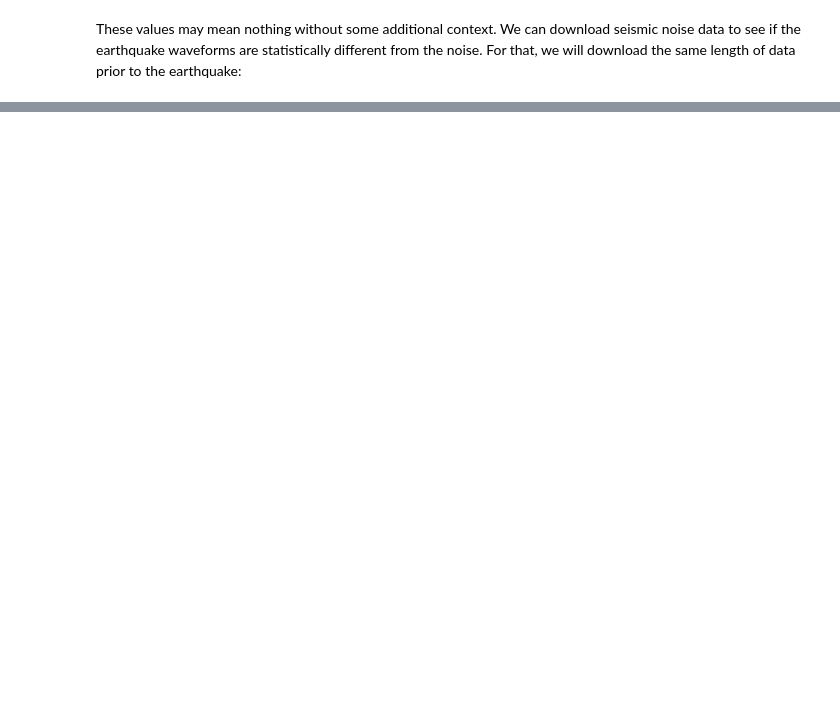
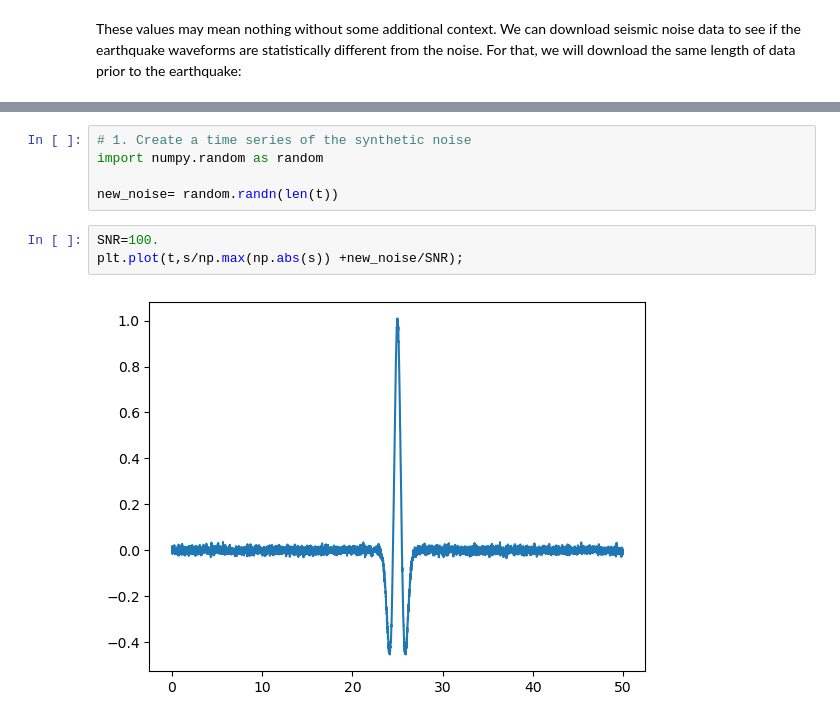
Before and after one commit to geo-smart/mlgeo, a Jupyter notebook: book/Chapter2-DataManipulation/2.8_statistical_considerations.ipynb, the cells around one changed output, grey strips where cells are left out. Drawn from its saved outputs; the diff is of its cells as text; blank space fills up the shorter version.

```diff
--- a/book/Chapter2-DataManipulation/2.8_statistical_considerations.ipynb
+++ b/book/Chapter2-DataManipulation/2.8_statistical_considerations.ipynb
@@ -312,0 +418,10 @@ In this case, we can create a time series that has the similar noise structure t
+# %%
+# 1. Create a time series of the synthetic noise
+import numpy.random as random
+
+new_noise= random.randn(len(t))
+# %%
+SNR=100.
+plt.plot(t,s/np.max(np.abs(s)) +new_noise/SNR);
+# %% [output]
+[figure, added]
```
Also changed, not shown: parts of 43 cells of this notebook, 10 other files.
